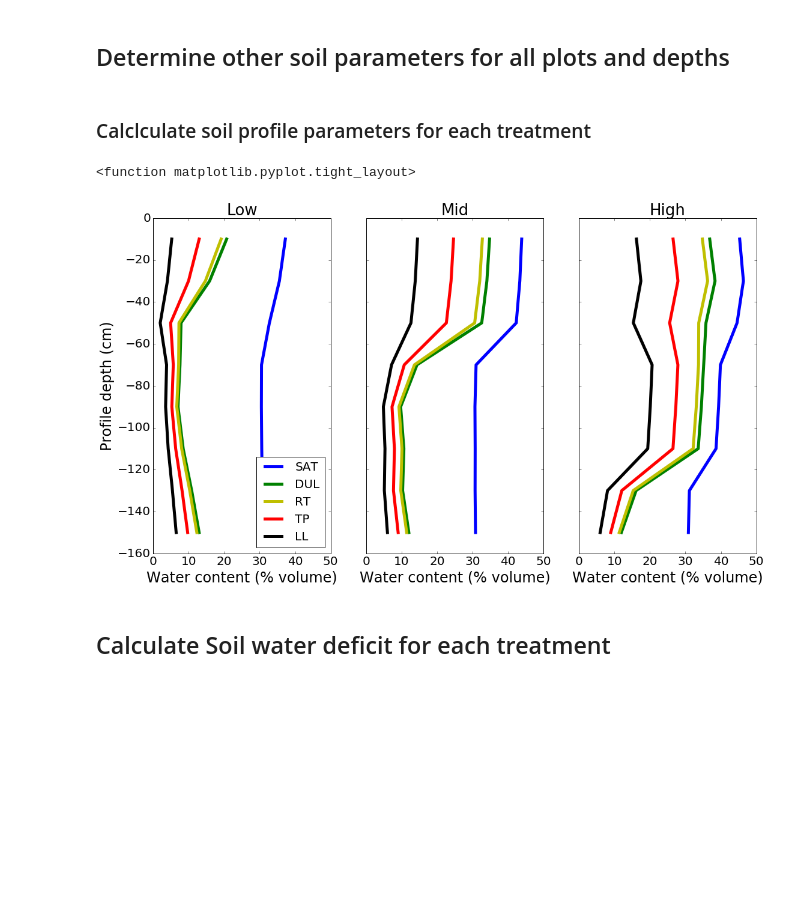
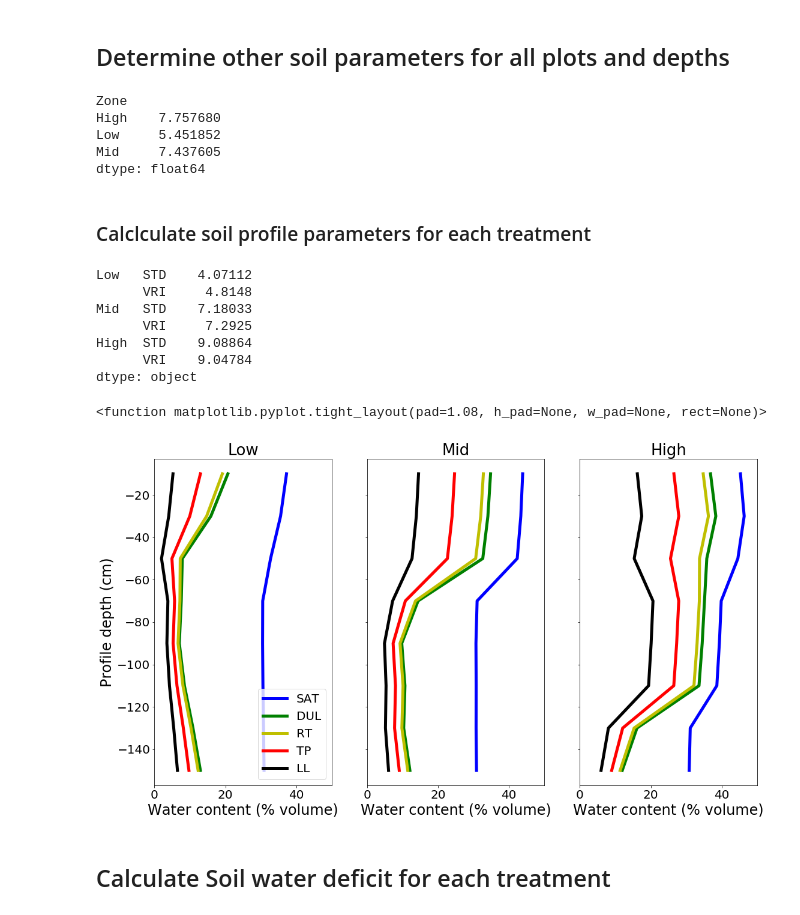
Before and after one commit to HamishBrownPFR/MVI, a Jupyter notebook: RA1.3/SoilWaterCalculations.ipynb, the cells around one changed output. Saved outputs shown, nothing was run; the diff lists cells and outputs as text; code cells hidden in the pictures; blank space fills up the shorter version.

```diff
--- a/RA1.3/SoilWaterCalculations.ipynb
+++ b/RA1.3/SoilWaterCalculations.ipynb
@@ -42,22 +42,22 @@ for ObsTable in NPFiles:
     DataTab.dropna(inplace=True)
     DataTab.drop([0,1,3,5],axis=1,inplace=True)
     DataTab.columns = ColumnLables
-    DataTab.ix[:,1] = pd.to_datetime(DataTab.ix[:,1],format='%m/%d/%y')
+    DataTab.iloc[:,1] = pd.to_datetime(DataTab.iloc[:,1],format='%m/%d/%y')
     SoilWaterData = SoilWaterData.append(DataTab)
-SoilWaterData.ix[:,'Plot'] = np.int64(SoilWaterData.ix[:,'Plot'] )
-SoilWaterData = SoilWaterData.where(SoilWaterData.ix[:,'Plot']<25).dropna()
-SoilWaterData.ix[:,'Zone'] = [Layout.ix[int(x),'Zone'] for x in SoilWaterData.Plot]
-SoilWaterData.ix[:,'Irrig'] = [Layout.ix[int(x),'Irrig'] for x in SoilWaterData.Plot]
-SoilWaterData.ix[:,'Rep'] = [Layout.ix[int(x),'Rep'] for x in SoilWaterData.Plot]
+SoilWaterData.loc[:,'Plot'] = np.int64(SoilWaterData.loc[:,'Plot'] )
+SoilWaterData = SoilWaterData.where(SoilWaterData.loc[:,'Plot']<25).dropna()
+SoilWaterData.loc[:,'Zone'] = [Layout.loc[int(x),'Zone'] for x in SoilWaterData.Plot]
+SoilWaterData.loc[:,'Irrig'] = [Layout.loc[int(x),'Irrig'] for x in SoilWaterData.Plot]
+SoilWaterData.loc[:,'Rep'] = [Layout.loc[int(x),'Rep'] for x in SoilWaterData.Plot]
 SoilWaterData.set_index(['Plot','Date'],inplace=True,drop=False)
 
 #Add in the TDR Data
-SoilWaterData.ix[:,'D0'] = np.nan
+SoilWaterData.loc[:,'D0'] = np.nan
 for TDRTable in TDRFiles:
-    TDRData = pd.read_csv(TDRTable,header=None).ix[:,[2,11,3]]
+    TDRData = pd.read_csv(TDRTable,header=None).loc[:,[2,11,3]]
     TDRData.columns = ['Plot','Date','D0']
     TDRData = TDRData.drop_duplicates(subset=['Plot','Date'])
-    TDRData.ix[:,'Date'] = pd.to_datetime(TDRData.ix[:,'Date'], format = '%d%b%Y')
+    TDRData.loc[:,'Date'] = pd.to_datetime(TDRData.loc[:,'Date'], format = '%d%b%Y')
     TDRData.set_index(['Plot','Date'],inplace=True)
     SoilWaterData.update(TDRData)
 
@@ -65,17 +73,17 @@ ObsDates = list(SoilWaterData.index.levels[1])
 # %% [markdown]
 ## Determine drained upper limit
 # %%
-DUL = SoilWaterData.ix[SoilWaterData.Date=='2017-10-04',:].copy()
+DUL = SoilWaterData.loc[SoilWaterData.Date=='2017-10-04',:].copy()
 DUL.index = DUL.index.droplevel(1)
 DULGraph, ax = plt.subplots(figsize = (4,5))
 pos = 0
 cols = ['r','g','b']
 for ZoneID in ['Low','Mid','High']:
-    ZoneFC = DUL.ix[DUL.Zone==ZoneID,['D0','D1','D2','D3','D4','D5','D6','D7']]
+    ZoneFC = DUL.loc[DUL.Zone==ZoneID,['D0','D1','D2','D3','D4','D5','D6','D7']]
     Mean = ZoneFC.median()
     plt.plot(Mean,[-10,-30,-50,-70,-90,-110,-130,-150],lw=5,color=cols[pos],label = ZoneID)
     for plot in ZoneFC.index:
-        plt.plot(ZoneFC.ix[plot].values,[-10,-30,-50,-70,-90,-110,-130,-150],'o', color = cols[pos],ms=10)
+        plt.plot(ZoneFC.loc[plot].values,[-10,-30,-50,-70,-90,-110,-130,-150],'o', color = cols[pos],ms=10)
     pos += 1
 plt.ylabel('Depth (cm)')
 plt.xlabel('Volumetric Water (%)')
@@ -181,14 +189,18 @@ def Est_LL_from_DUL(DUL, soil_layer):
 
 # Set up dataFrames for other parameters
 LL = DUL.copy()#pd.DataFrame(index = DUL.index, columns = DUL.columns)
-LL.ix[:,['D1','D2','D3','D4','D5','D6','D7']]=0
+LL.loc[:,['D1','D2','D3','D4','D5','D6','D7']]=0
 SAT = DUL.copy()#pd.DataFrame(index = DUL.index, columns = DUL.columns)
-SAT.ix[:,['D1','D2','D3','D4','D5','D6','D7']]=0
+SAT.loc[:,['D1','D2','D3','D4','D5','D6','D7']]=0
 TP = DUL.copy()#pd.DataFrame(index = DUL.index, columns = DUL.columns)
-TP.ix[:,['D1','D2','D3','D4','D5','D6','D7']]=0
+TP.loc[:,['D1','D2','D3','D4','D5','D6','D7']]=0
 RT = DUL.copy()#pd.DataFrame(index = DUL.index, columns = DUL.columns)
-RT.ix[:,['D1','D2','D3','D4','D5','D6','D7']]=0
-
+RT.loc[:,['D1','D2','D3','D4','D5','D6','D7']]=0
+PAWC = DUL.copy()
+PAWC.loc[:,['D1','D2','D3','D4','D5','D6','D7']]=0
+MaxWE = DUL.copy()
+MaxWE.loc[:,['D1','D2','D3','D4','D5','D6','D7']]=0
+MeanDepths = [100,300,500,700,900,1100,1300,1500]
 #Calculate parameter values for each depth
 for plot in DUL.index:
     li = 0
@@ -197,7 +209,18 @@ for plot in DUL.index:
         SAT.loc[plot,l] = Est_SAT_from_DUL(DUL.loc[plot,l],li)
         TP.loc[plot,l] = LL.loc[plot,l] + (DUL.loc[plot,l]-LL.loc[plot,l]) * 0.5
         RT.loc[plot,l] = LL.loc[plot,l] + (DUL.loc[plot,l]-LL.loc[plot,l]) * 0.9
+        PAWC.loc[plot,l] = (DUL.loc[plot,l]-LL.loc[plot,l])*2
+        MaxWE.loc[plot,l] = PAWC.loc[plot,l] * min(0.11,0.11 * np.exp(-0.005 * (MeanDepths[li] - 150)))
         li +=1
+# %%
+MaxWE.set_index(['Zone','Irrig'],inplace=True)
+MaxWE.reindex(['D0','D1', 'D2', 'D3', 'D4', 'D5', 'D6', 'D7' ],axis=1).groupby(['Zone']).mean().sum(axis=1)
+# %% [output]
+Zone
+High    7.757680
+Low     5.451852
+Mid     7.437605
+dtype: float64
 # %% [markdown]
 ### Calclculate soil profile parameters for each treatment
 # %%
@@ -221,34 +247,44 @@ for treat in ProfileParams.columns:
+# %%
+(Params100.loc['DUL',:] - Params100.loc['LL',:])*0.05
+# %% [output]
+Low   STD    4.07112
+      VRI     4.8148
+Mid   STD    7.18033
+      VRI     7.2925
+High  STD    9.08864
+      VRI    9.04784
+dtype: object
 # %%
 ProfileGraphs = plt.figure(figsize=(18,10))
 axes = []
 PlotPos = 1
 for ZoneID in ['Low','Mid','High']:
     axes.append(ProfileGraphs.add_subplot(1,3,PlotPos))
     pos = 0
     cols = ['b','g','y','r','k']
     labs = ['SAT','DUL','RT','TP','LL']
     yloc = [-130,-140,-150]
     for Data in [SAT,DUL,RT,TP,LL]:
         Filter = (Data.Zone == ZoneID) & (Data.Irrig == 'STD')
-        ParamWC = Data.ix[Filter,['D0','D1','D2','D3','D4','D5','D6','D7']]
+        ParamWC = Data.loc[Filter,['D0','D1','D2','D3','D4','D5','D6','D7']]
         TreatMean = ParamWC.median()
         plt.plot(TreatMean,[-10,-30,-50,-70,-90,-110,-130,-150],'-',color=cols[pos],lw=5,label=labs[pos])
         plt.title(ZoneID,fontsize=26)
         pos +=1
     if PlotPos in [2,3]:
         axes[PlotPos-1].tick_params(labelleft='off')
     if PlotPos ==1:
         plt.ylabel('Profile depth (cm)',fontsize=24)
         plt.legend(loc=4,fontsize=20)
     plt.xlabel('Water content (% volume)',fontsize=24)
     plt.tick_params(labelsize=20)
     plt.xlim(0,50)
     PlotPos += 1
 
 plt.tight_layout
 # %% [output]
-<function matplotlib.pyplot.tight_layout>
+<function matplotlib.pyplot.tight_layout(pad=1.08, h_pad=None, w_pad=None, rect=None)>
-[figure, old version]
+[figure, new version]
 # %% [markdown]
 ## Calculate Soil water deficit for each treatment
 # %%
```
Also changed, not shown: parts of 16 cells of this notebook, 4 other files.
